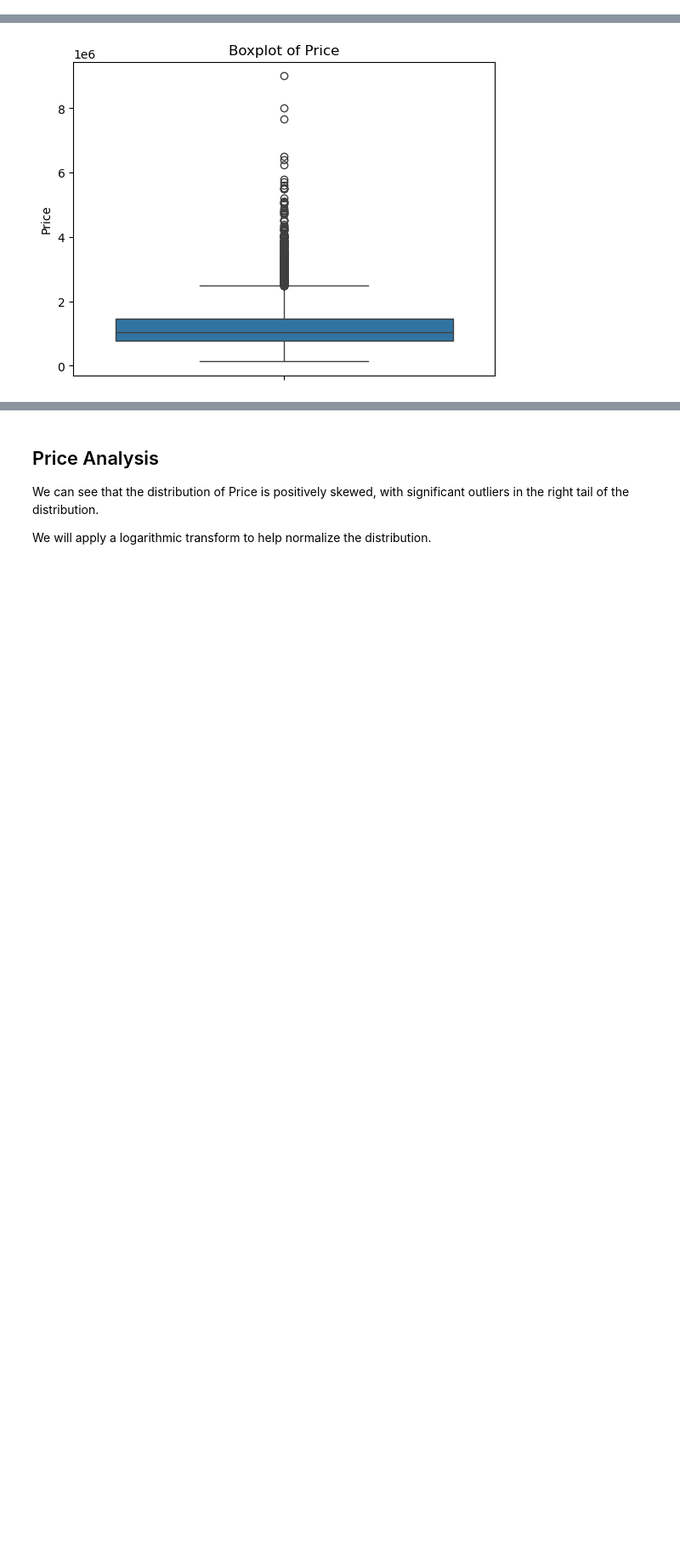
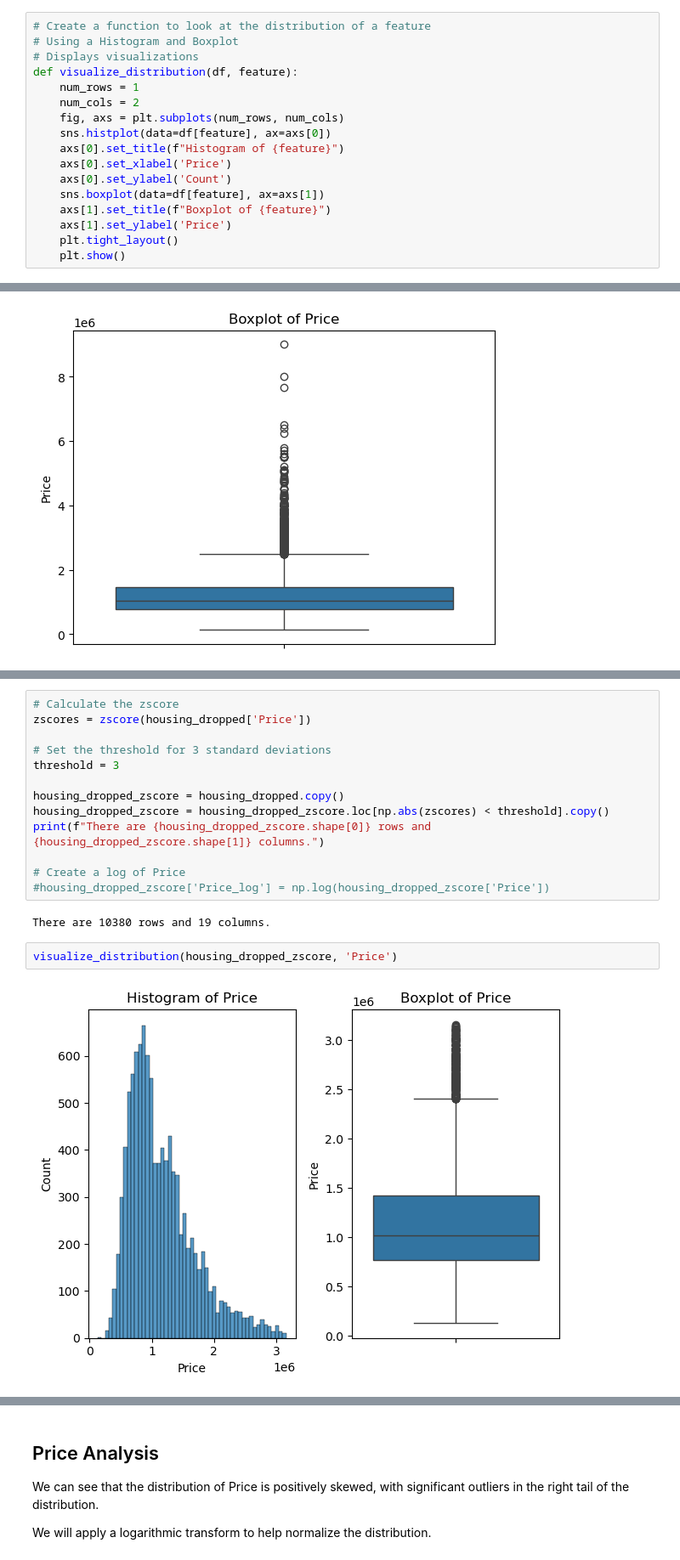
Before and after one commit to JamesLMulvihill/MelbourneHousePrices, a Jupyter notebook: DSC630_TermProject_Rework.ipynb, the cells around one changed output, grey strips where cells are left out. Shown at 85% size. Drawn from its saved outputs; the diff is of its cells as text; blank space fills up the shorter version.

```diff
--- a/DSC630_TermProject_Rework.ipynb
+++ b/DSC630_TermProject_Rework.ipynb
@@ -230,0 +130,17 @@ feature_importance
+# %%
+# Create a function to look at the distribution of a feature
+# Using a Histogram and Boxplot
+# Displays visualizations
+def visualize_distribution(df, feature):
+    num_rows = 1
+    num_cols = 2
+    fig, axs = plt.subplots(num_rows, num_cols)
+    sns.histplot(data=df[feature], ax=axs[0])
+    axs[0].set_title(f"Histogram of {feature}")
+    axs[0].set_xlabel('Price')
+    axs[0].set_ylabel('Count')
+    sns.boxplot(data=df[feature], ax=axs[1])
+    axs[1].set_title(f"Boxplot of {feature}")
+    axs[1].set_ylabel('Price')
+    plt.tight_layout()
+    plt.show()
@@ -371,0 +376,19 @@ plt.show()
+# %%
+# Calculate the zscore
+zscores = zscore(housing_dropped['Price'])
+
+# Set the threshold for 3 standard deviations
+threshold = 3
+
+housing_dropped_zscore = housing_dropped.copy()
+housing_dropped_zscore = housing_dropped_zscore.loc[np.abs(zscores) < threshold].copy()
+print(f"There are {housing_dropped_zscore.shape[0]} rows and {housing_dropped_zscore.shape[1]} columns.")
+
+# Create a log of Price
+#housing_dropped_zscore['Price_log'] = np.log(housing_dropped_zscore['Price'])
+# %% [output]
+There are 10380 rows and 19 columns.
+# %%
+visualize_distribution(housing_dropped_zscore, 'Price')
+# %% [output]
+[figure, added]
```
Also changed, not shown: parts of 36 cells of this notebook.
